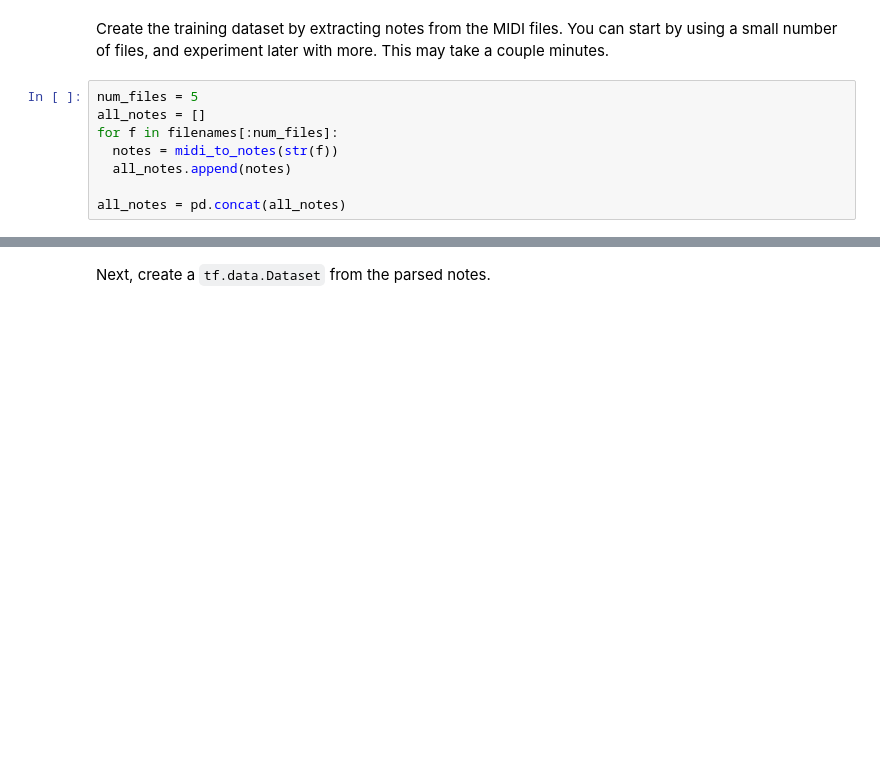
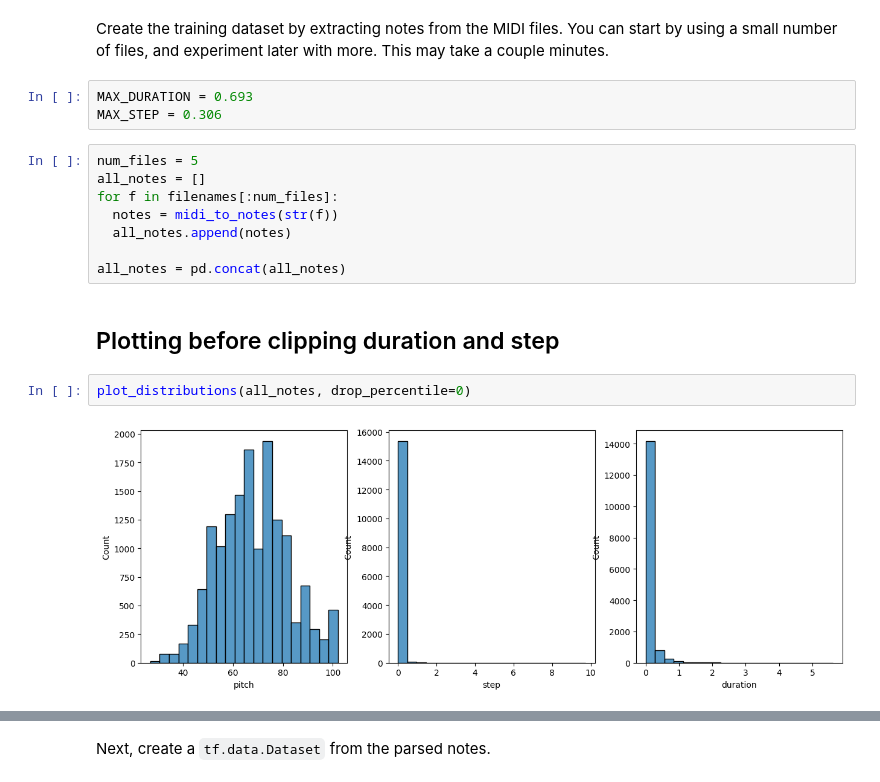
Before and after one commit to Acs176/music-rnn, a Jupyter notebook: music_generation.ipynb, the cells around one changed output, grey strips where cells are left out. Cells and saved outputs as stored; diff of their text form; blank space fills up the shorter version.

```diff
--- a/music_generation.ipynb
+++ b/music_generation.ipynb
@@ -364,6 +364,9 @@
 ## Create the training dataset
 # %% [markdown]
 Create the training dataset by extracting notes from the MIDI files. You can start by using a small number of files, and experiment later with more. This may take a couple minutes.
+# %%
+MAX_DURATION = 0.693
+MAX_STEP = 0.306
 # %%
 num_files = 5
 all_notes = []
@@ -372,3 +375,9 @@ for f in filenames[:num_files]:
   all_notes.append(notes)
 
 all_notes = pd.concat(all_notes)
+# %% [markdown]
+## Plotting before clipping duration and step
+# %%
+plot_distributions(all_notes, drop_percentile=0)
+# %% [output]
+[figure, added]
```
Also changed, not shown: parts of 23 cells of this notebook.
